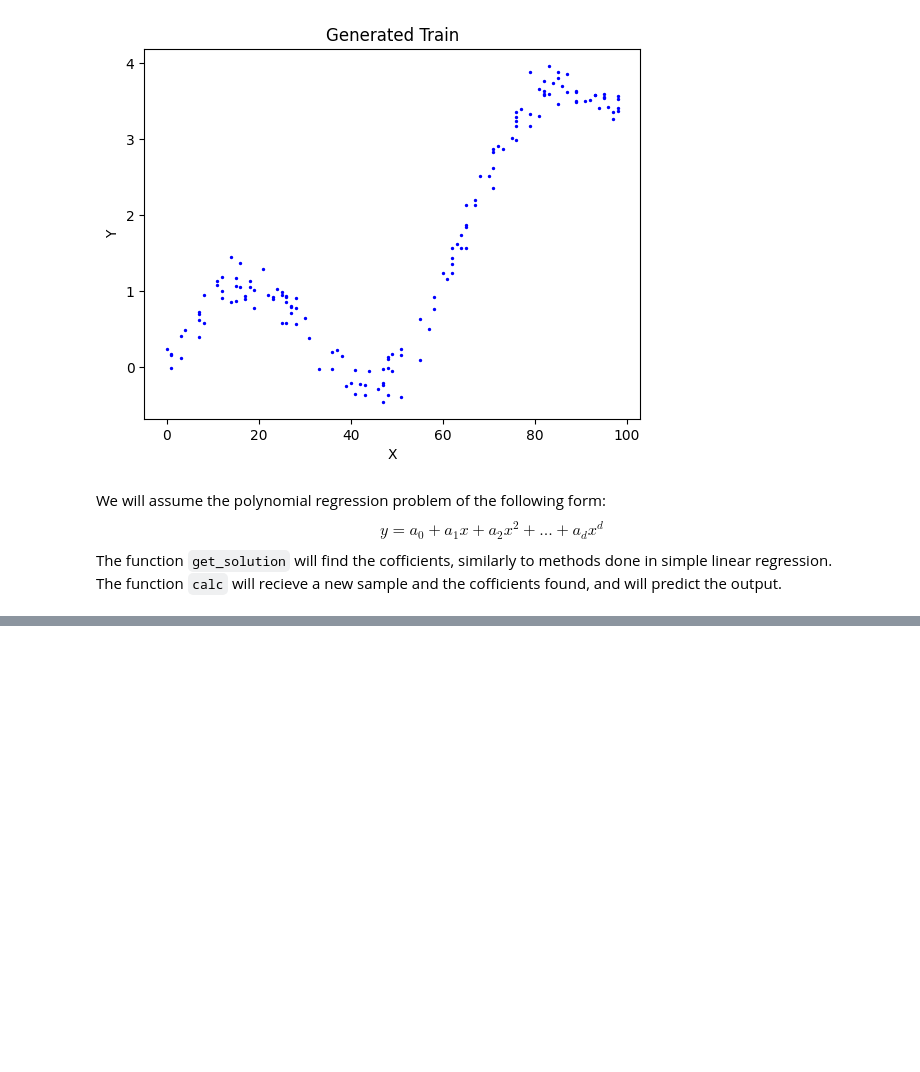
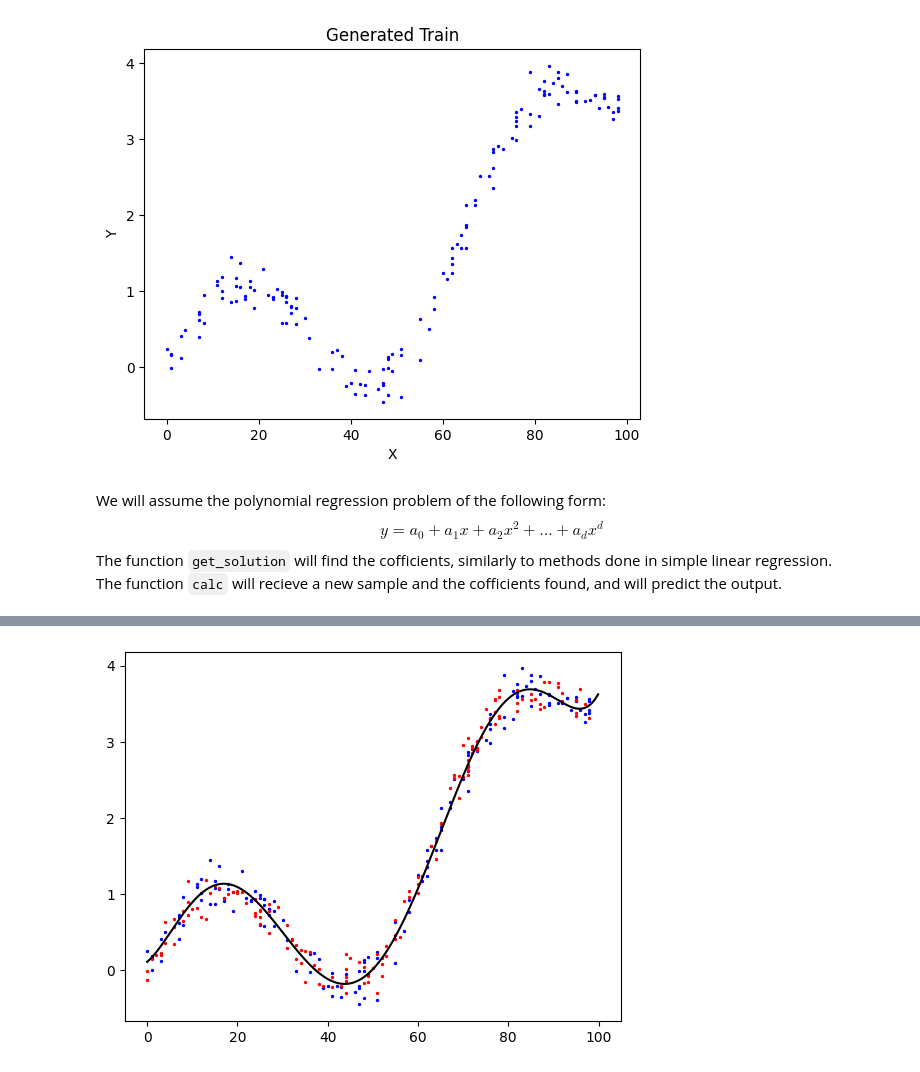
Before and after one commit to RaneemIbra/Machine-Learning, a Jupyter notebook: Intro_To_ML_HW3.ipynb, the cells around one changed output, grey strips where cells are left out. Drawn from its saved outputs; the diff is of its cells as text; code cells hidden in the pictures; blank space fills up the shorter version.

```diff
--- a/Intro_To_ML_HW3.ipynb
+++ b/Intro_To_ML_HW3.ipynb
@@ -834,0 +822,16 @@ Running the current code with $d=1$ yields a simple regressor.
+# %%
+#this makes the data a 1d array
+x_train = x_train.flatten()
+y_train = y_train.flatten()
+x_test = x_test.flatten()
+y_test = y_test.flatten()
+
+def get_solution(X, y, degree=2):
+    # Implement here
+    coefs = np.polyfit(X, y, degree)
+    return coefs
+
+def calc(x, coefs):
+    # Implement here
+    y_pred = np.polyval(coefs, x)
+    return y_pred
@@ -835,13 +854,15 @@ Running the current code with $d=1$ yields a simple regressor.
 # %%
 xx = np.arange(0, 100, 0.1)
 yy = []
 
-weights = get_solution(x_train, y_train, 1)
+weights = get_solution(x_train, y_train, 6)
 
 for samp in xx:
   yy.append(calc(samp, weights))
 
 plt.scatter(x_train, y_train, color='blue', s=2, label='train')
 plt.scatter(x_test, y_test, color='red', s=2, label='test')
 plt.plot(xx, yy, color='black')
 plt.show()
+# %% [output]
+[figure, added]
```
Also changed, not shown: parts of 3 cells of this notebook.
